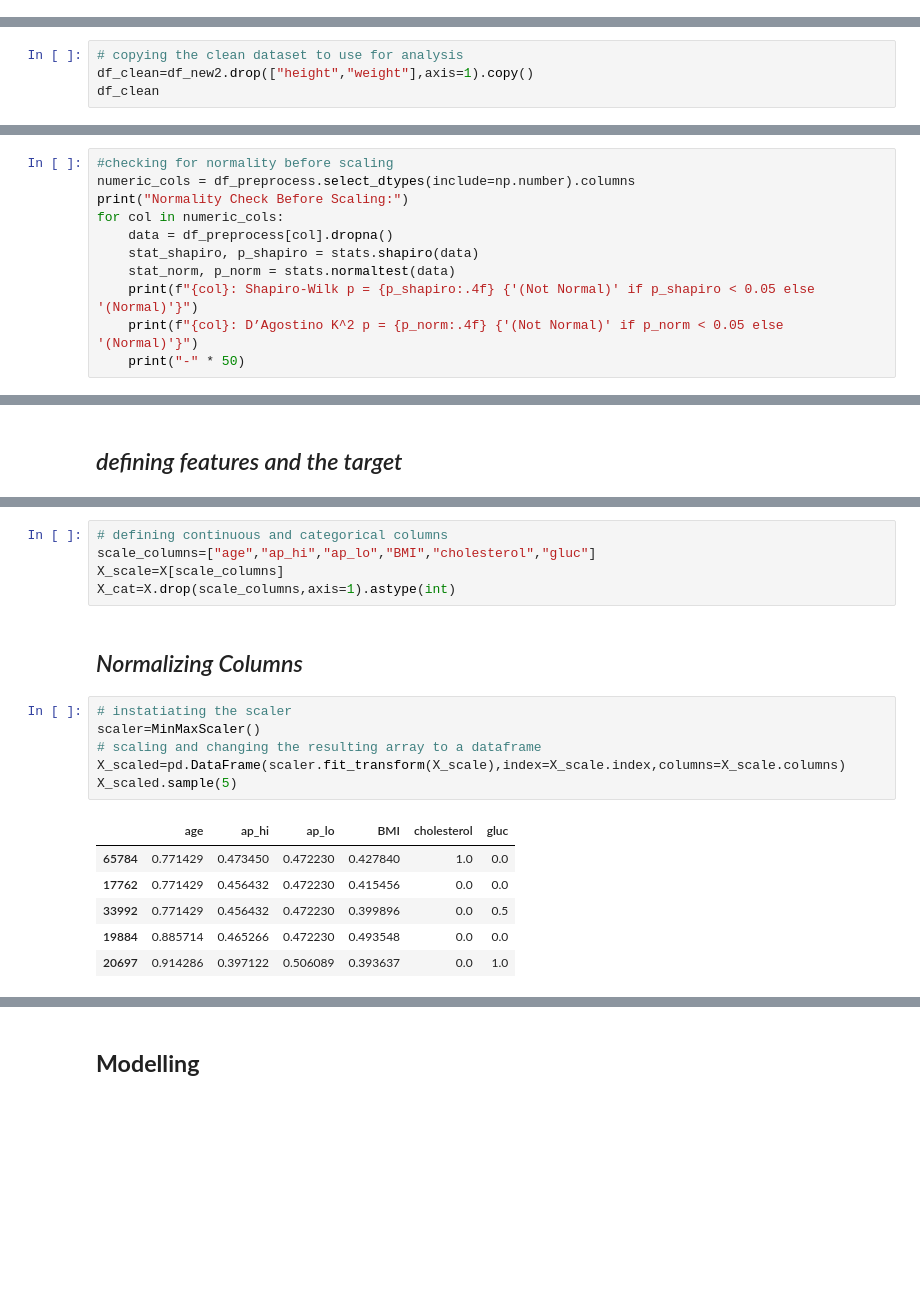
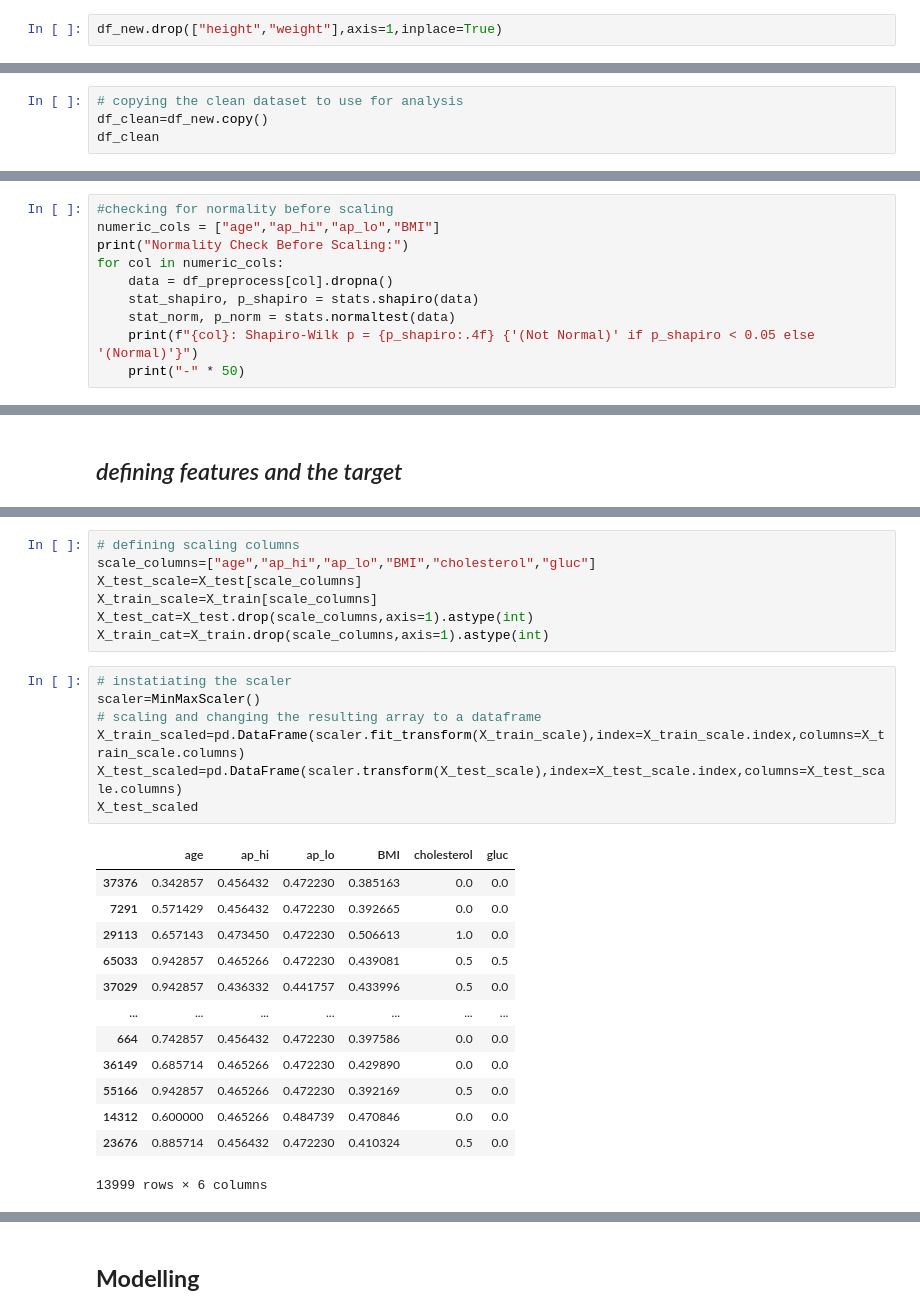
Before and after one commit to kev-analytic/Cardiovascular-Disease-Risk-Factor-Analysis, a Jupyter notebook: notebook.ipynb, the cells around one changed output, grey strips where cells are left out. Cells and saved outputs as stored; diff of their text form; blank space fills up the shorter version.

```diff
--- a/notebook.ipynb
+++ b/notebook.ipynb
@@ -236,0 +239,2 @@ Name: BMI, dtype: float64
+# %%
+df_new.drop(["height","weight"],axis=1,inplace=True)
@@ -237,6 +245,6 @@ Name: BMI, dtype: float64
 # %%
 # copying the clean dataset to use for analysis
-df_clean=df_new2.drop(["height","weight"],axis=1).copy()
+df_clean=df_new.copy()
 df_clean
 # %% [output]
 |  | id | age | gender | ap_hi | ap_lo | cholesterol | gluc | smoke | alco | active | cardio | ... |
@@ -533,13 +545,12 @@ df_preprocess.drop(["BMI_group","age_group","id"],axis=1,inplace=True)
 # %%
 #checking for normality before scaling
-numeric_cols = df_preprocess.select_dtypes(include=np.number).columns
+numeric_cols = ["age","ap_hi","ap_lo","BMI"]
 print("Normality Check Before Scaling:")
 for col in numeric_cols:
     data = df_preprocess[col].dropna()
     stat_shapiro, p_shapiro = stats.shapiro(data)
     stat_norm, p_norm = stats.normaltest(data)
     print(f"{col}: Shapiro-Wilk p = {p_shapiro:.4f} {'(Not Normal)' if p_shapiro < 0.05 else '(Normal)'}")
-    print(f"{col}: D’Agostino K^2 p = {p_norm:.4f} {'(Not Normal)' if p_norm < 0.05 else '(Normal)'}")
     print("-" * 50)
 # %% [output]
 Normality Check Before Scaling:
@@ -630,22 +676,30 @@ y=df_preprocess["cardio"].astype(int)
 # %%
-# defining continuous and categorical columns
+# defining scaling columns
 scale_columns=["age","ap_hi","ap_lo","BMI","cholesterol","gluc"]
-X_scale=X[scale_columns]
-X_cat=X.drop(scale_columns,axis=1).astype(int)
+X_test_scale=X_test[scale_columns]
+X_train_scale=X_train[scale_columns]
+X_test_cat=X_test.drop(scale_columns,axis=1).astype(int)
+X_train_cat=X_train.drop(scale_columns,axis=1).astype(int)
-# %% [markdown]
-## *Normalizing Columns*
 # %%
 # instatiating the scaler
 scaler=MinMaxScaler()
 # scaling and changing the resulting array to a dataframe
-X_scaled=pd.DataFrame(scaler.fit_transform(X_scale),index=X_scale.index,columns=X_scale.columns)
-X_scaled.sample(5)
+X_train_scaled=pd.DataFrame(scaler.fit_transform(X_train_scale),index=X_train_scale.index,columns=X_train_scale.columns)
+X_test_scaled=pd.DataFrame(scaler.transform(X_test_scale),index=X_test_scale.index,columns=X_test_scale.columns)
+X_test_scaled
 # %% [output]
 |  | age | ap_hi | ap_lo | BMI | cholesterol | gluc |
-| 65784 | 0.771429 | 0.473450 | 0.472230 | 0.427840 | 1.0 | 0.0 |
-| 17762 | 0.771429 | 0.456432 | 0.472230 | 0.415456 | 0.0 | 0.0 |
-| 33992 | 0.771429 | 0.456432 | 0.472230 | 0.399896 | 0.0 | 0.5 |
-| 19884 | 0.885714 | 0.465266 | 0.472230 | 0.493548 | 0.0 | 0.0 |
-| 20697 | 0.914286 | 0.397122 | 0.506089 | 0.393637 | 0.0 | 1.0 |
+| 37376 | 0.342857 | 0.456432 | 0.472230 | 0.385163 | 0.0 | 0.0 |
+| 7291 | 0.571429 | 0.456432 | 0.472230 | 0.392665 | 0.0 | 0.0 |
+| 29113 | 0.657143 | 0.473450 | 0.472230 | 0.506613 | 1.0 | 0.0 |
+| 65033 | 0.942857 | 0.465266 | 0.472230 | 0.439081 | 0.5 | 0.5 |
+| 37029 | 0.942857 | 0.436332 | 0.441757 | 0.433996 | 0.5 | 0.0 |
+| ... | ... | ... | ... | ... | ... | ... |
+| 664 | 0.742857 | 0.456432 | 0.472230 | 0.397586 | 0.0 | 0.0 |
+| 36149 | 0.685714 | 0.465266 | 0.472230 | 0.429890 | 0.0 | 0.0 |
+| 55166 | 0.942857 | 0.465266 | 0.472230 | 0.392169 | 0.5 | 0.0 |
+| 14312 | 0.600000 | 0.465266 | 0.484739 | 0.470846 | 0.0 | 0.0 |
+| 23676 | 0.885714 | 0.456432 | 0.472230 | 0.410324 | 0.5 | 0.0 |
+13999 rows × 6 columns
 # %%
 # adding normalized columns to the rest of the columns
```
Also changed, not shown: parts of 71 cells of this notebook.
